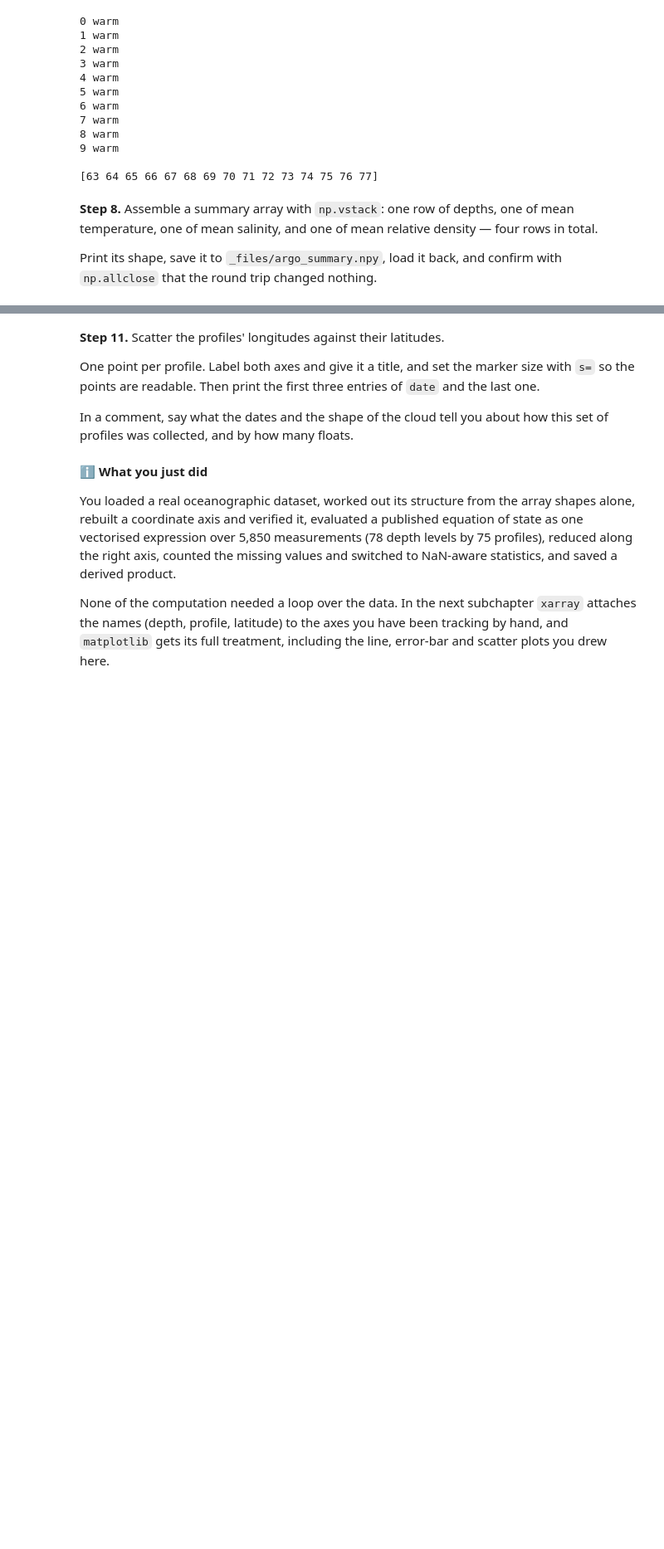
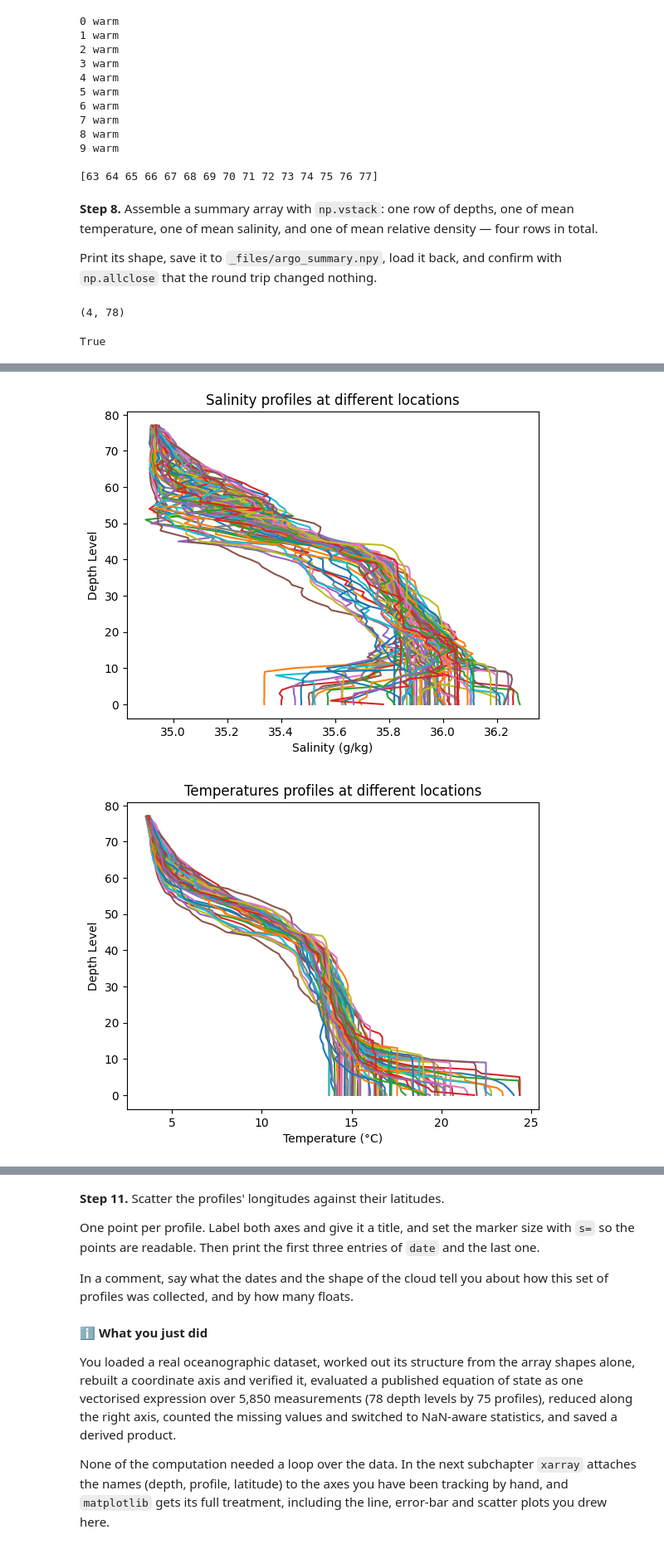
Before and after one commit to Lorena-garciamorais/2026_Intro_Python, a Jupyter notebook: live/part-I/1.3-numpy-exercises.ipynb, the cells around one changed output, grey strips where cells are left out. Shown at 83% size. Cells and saved outputs as stored; diff of their text form; code cells hidden in the pictures; blank space fills up the shorter version.

```diff
--- a/live/part-I/1.3-numpy-exercises.ipynb
+++ b/live/part-I/1.3-numpy-exercises.ipynb
@@ -850,9 +850,28 @@ Print its shape, save it to `_files/argo_summary.npy`, load it back, and confirm
 that the round trip changed nothing.
 # %%
 # Your solution here
+summary = np.vstack((level, T_mean, S_mean, relative_density_mean))
+print(summary.shape)
+
 # Hint: np.vstack takes a list of 1D arrays and stacks them as rows
 # Hint: your summary should have shape (4, n_levels)
 # Hint: _files/ may not exist yet; create it first with Path("_files").mkdir(exist_ok=True)
+# %% [output]
+(4, 78)
+# %%
+# Créer folder
+Path("_files").mkdir(exist_ok=True)
+
+# Save array
+np.save("_files/argo_summary.npy", summary)
+
+# Load array
+summary_loaded = np.load("_files/argo_summary.npy")
+
+# Comparaison
+print(np.allclose(summary, summary_loaded))
+# %% [output]
+True
 # %% [markdown]
 **Step 9.** Plot each of `T`, `S`, `P` and `relative_density` against depth — four figures, one
 per variable.
@@ -868,7 +887,42 @@ It will look messy, because 75 profiles are drawn on top of each other.
 <em>The salinity panel, as a check on yours. Label the axes and give each figure a title.</em>
 # %%
 # Your solution here
+
+plt.figure()
+plt.plot (S, level)
+plt.xlabel("Salinity (g/kg)")
+plt.ylabel("Depth Level")
+plt.title("Salinity profiles at different locations")
+plt.show()
+
+
+plt.figure()
+plt.plot (T, level)
+plt.xlabel("Temperature (°C)")
+plt.ylabel("Depth Level")
+plt.title("Temperatures profiles at different locations")
+plt.show()
+
+
+plt.figure()
+plt.plot (P, level)
+plt.xlabel("Pressure (dbar)")
+plt.ylabel("Depth Level")
+plt.title("Pressure profiles at different locations")
+plt.show()
+
+
+plt.figure()
+plt.plot (relative_density, level)
+plt.xlabel("relative density (kg/m3)")
+plt.ylabel("Depth Level")
+plt.title("realtive density profiles at different locations")
+plt.show()
+
 # Hint: plt.figure() before each variable's plot, plt.show() after it
 # Hint: plt.plot(S, level) draws one line per column of S
 # Hint: the semicolon at the end of a plt.plot call suppresses the list of line objects
 # Hint: plt.xlabel, plt.ylabel and plt.title each take a string
+# %% [output]
+[figure, added]
+[figure, added]
```
Also changed, not shown: parts of 2 cells of this notebook.
